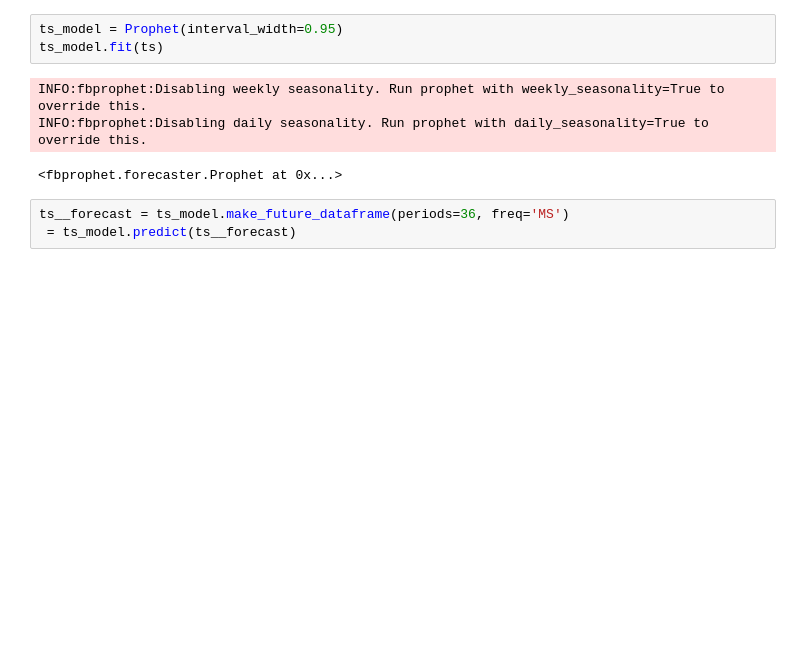
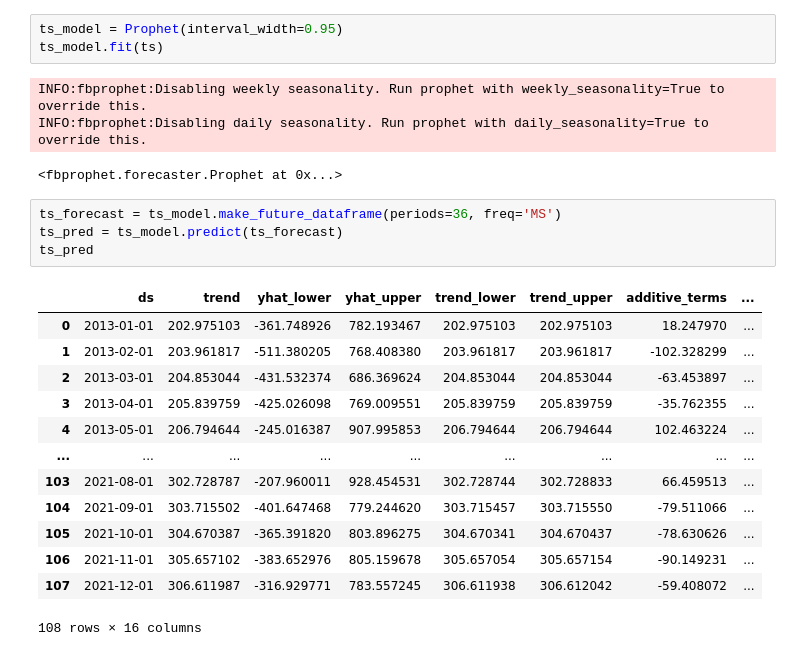
Before and after one commit to jose-vincent/denguePrediction_timeSeries-analysis, a Jupyter notebook: Prophet.ipynb, the cells around one changed output. Saved outputs shown, nothing was run; the diff lists cells and outputs as text; blank space fills up the shorter version.

```diff
--- a/Prophet.ipynb
+++ b/Prophet.ipynb
@@ -71,6 +86,21 @@ INFO:fbprophet:Disabling weekly seasonality. Run prophet with weekly_seasonality
 INFO:fbprophet:Disabling daily seasonality. Run prophet with daily_seasonality=True to override this.
 <fbprophet.forecaster.Prophet at 0x...>
 # %%
-ts__forecast = ts_model.make_future_dataframe(periods=36, freq='MS')
- = ts_model.predict(ts__forecast)
+ts_forecast = ts_model.make_future_dataframe(periods=36, freq='MS')
+ts_pred = ts_model.predict(ts_forecast)
+ts_pred
+# %% [output]
+|  | ds | trend | yhat_lower | yhat_upper | trend_lower | trend_upper | additive_terms | ... |
+| 0 | 2013-01-01 | 202.975103 | -361.748926 | 782.193467 | 202.975103 | 202.975103 | 18.247970 | ... |
+| 1 | 2013-02-01 | 203.961817 | -511.380205 | 768.408380 | 203.961817 | 203.961817 | -102.328299 | ... |
+| 2 | 2013-03-01 | 204.853044 | -431.532374 | 686.369624 | 204.853044 | 204.853044 | -63.453897 | ... |
+| 3 | 2013-04-01 | 205.839759 | -425.026098 | 769.009551 | 205.839759 | 205.839759 | -35.762355 | ... |
+| 4 | 2013-05-01 | 206.794644 | -245.016387 | 907.995853 | 206.794644 | 206.794644 | 102.463224 | ... |
+| ... | ... | ... | ... | ... | ... | ... | ... | ... |
+| 103 | 2021-08-01 | 302.728787 | -207.960011 | 928.454531 | 302.728744 | 302.728833 | 66.459513 | ... |
+| 104 | 2021-09-01 | 303.715502 | -401.647468 | 779.244620 | 303.715457 | 303.715550 | -79.511066 | ... |
+| 105 | 2021-10-01 | 304.670387 | -365.391820 | 803.896275 | 304.670341 | 304.670437 | -78.630626 | ... |
+| 106 | 2021-11-01 | 305.657102 | -383.652976 | 805.159678 | 305.657054 | 305.657154 | -90.149231 | ... |
+| 107 | 2021-12-01 | 306.611987 | -316.929771 | 783.557245 | 306.611938 | 306.612042 | -59.408072 | ... |
+108 rows × 16 columns
 # %%
```
Also changed, not shown: parts of 18 cells of this notebook.
